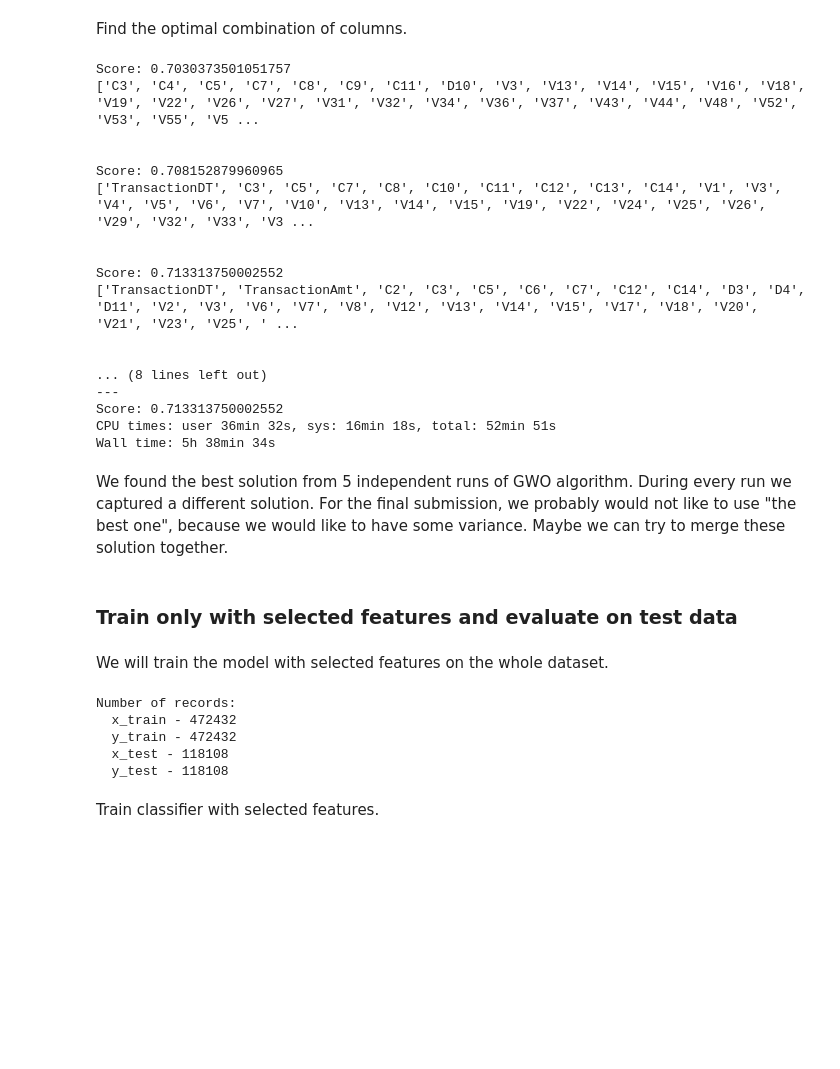
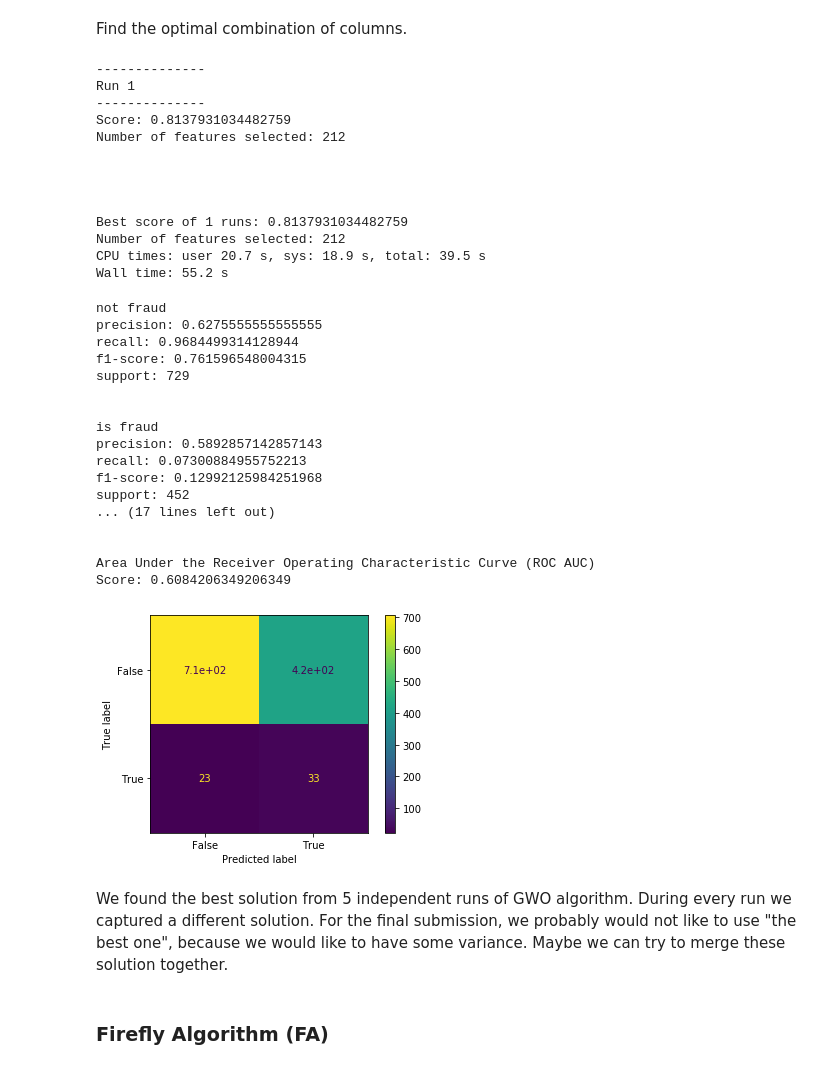
Before and after one commit to pmacinec/transactions-fraud-detection, a Jupyter notebook: notebooks/5_NIA_feature_selection.ipynb, the cells around one changed output. Cells and saved outputs as stored; diff of their text form; code cells hidden in the pictures; blank space fills up the shorter version.

```diff
--- a/notebooks/5_NIA_feature_selection.ipynb
+++ b/notebooks/5_NIA_feature_selection.ipynb
@@ -42,0 +43,3 @@ Wall time: 34.2 s
+# %%
+x_train, y_train = random_undersample(x_train, y_train)
+len(x_train), len(y_train)
@@ -103,38 +114,45 @@ Find the optimal combination of columns.
 # %%
 %%time
 
-columns = optimize(benchmark, 100)
+columns = optimize(benchmark, GreyWolfOptimizerMultiprocessing(nodes=4, NP=25), 100)
 # %% [output]
-Score: 0.7030373501051757
-['C3', 'C4', 'C5', 'C7', 'C8', 'C9', 'C11', 'D10', 'V3', 'V13', 'V14', 'V15', 'V16', 'V18', 'V19', 'V22', 'V26', 'V27', 'V31', 'V32', 'V34', 'V36', 'V37', 'V43', 'V44', 'V48', 'V52', 'V53', 'V55', 'V5 ...
+--------------
+Run 1
+--------------
+Score: 0.8137931034482759
+Number of features selected: 212
 
 
-Score: 0.708152879960965
-['TransactionDT', 'C3', 'C5', 'C7', 'C8', 'C10', 'C11', 'C12', 'C13', 'C14', 'V1', 'V3', 'V4', 'V5', 'V6', 'V7', 'V10', 'V13', 'V14', 'V15', 'V19', 'V22', 'V24', 'V25', 'V26', 'V29', 'V32', 'V33', 'V3 ...
 
 
-Score: 0.713313750002552
-['TransactionDT', 'TransactionAmt', 'C2', 'C3', 'C5', 'C6', 'C7', 'C12', 'C14', 'D3', 'D4', 'D11', 'V2', 'V3', 'V6', 'V7', 'V8', 'V12', 'V13', 'V14', 'V15', 'V17', 'V18', 'V20', 'V21', 'V23', 'V25', ' ...
-
-
-... (8 lines left out)
----
-Score: 0.713313750002552
-CPU times: user 36min 32s, sys: 16min 18s, total: 52min 51s
-Wall time: 5h 38min 34s
+Best score of 1 runs: 0.8137931034482759
+Number of features selected: 212
+CPU times: user 20.7 s, sys: 18.9 s, total: 39.5 s
+Wall time: 55.2 s
+# %%
+clf = model_fn()
+clf = clf.fit(x_train[columns], y_train)
+custom_classification_report(clf, x_test[columns], y_test)
+# %% [output]
+not fraud
+precision: 0.6275555555555555
+recall: 0.9684499314128944
+f1-score: 0.761596548004315
+support: 729
+
+
+is fraud
+precision: 0.5892857142857143
+recall: 0.07300884955752213
+f1-score: 0.12992125984251968
+support: 452
+... (17 lines left out)
+
+
+Area Under the Receiver Operating Characteristic Curve (ROC AUC)
+Score: 0.6084206349206349
+[figure, added]
 # %% [markdown]
 We found the best solution from 5 independent runs of GWO algorithm. During every run we captured a different solution. For the final submission, we probably would not like to use "the best one", because we would like to have some variance. Maybe we can try to merge these solution together.
-# %% [markdown]
-### Train only with selected features and evaluate on test data
-# %% [markdown]
-We will train the model with selected features on the whole dataset.
-# %%
-x_train, y_train, x_test, y_test = load_processed_data()
-# %% [output]
-Number of records:
-  x_train - 472432
-  y_train - 472432
-  x_test - 118108
-  y_test - 118108
-# %% [markdown]
-Train classifier with selected features.
+# %% [markdown]
+### Firefly Algorithm (FA)
```
Also changed, not shown: parts of 21 cells of this notebook.
